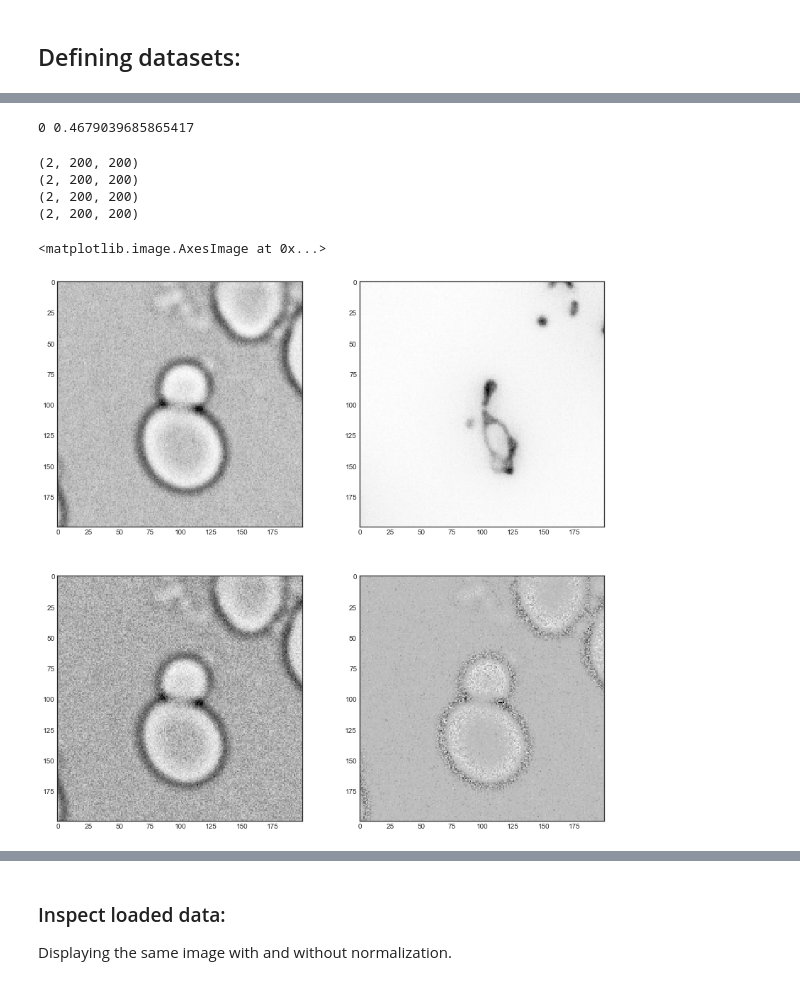
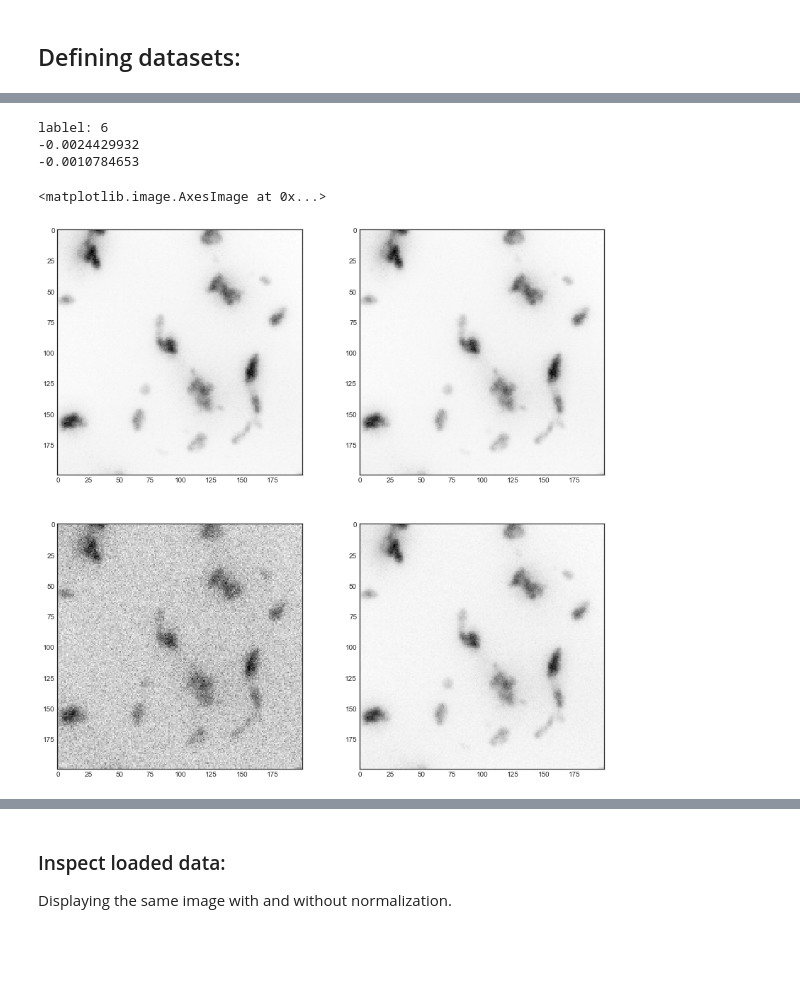
Before and after one commit to WMAPernice/Test_dev, a Jupyter notebook: YNet_dev/New_DEMO_YNet_Res_v11.1.ipynb, the cells around one changed output, grey strips where cells are left out. Drawn from its saved outputs; the diff is of its cells as text; code cells hidden in the pictures; blank space fills up the shorter version.

```diff
--- a/YNet_dev/New_DEMO_YNet_Res_v11.1.ipynb
+++ b/YNet_dev/New_DEMO_YNet_Res_v11.1.ipynb
@@ -119,3 +101,10 @@ def get_data(path: str, sz, bs): # , num_workers=1
 #     print('\n class to index mapping:\n',lbl2index)
 #     print('\n class to index mapping:\n',lbl2index_test)
     return create(tfms), lbl2index, lbl2index_test
+# %%
+def tfms_for_test(stats, sz):
+    test_norm = Normalize(stats, IntNorm=True)
+    test_denorm = Denormalize(stats)
+    val_crop = CropType.NO
+    test_tfms = image_gen(test_norm, test_denorm,sz, crop_type=val_crop)
+    return test_tfms
@@ -146,7 +209,15 @@ def speckle(image) :
 # %%
-#todo - not useful atm
-def random_brightness(img, alpha):
-    return alpha * img
+# todo - not useful atm
+def random_brightness(img, alpha = 1):
+    ch, h, w = img.shape
+    im = np.copy(img)
+
+    for c in range(ch):
+        rand_alpha = alpha * abs(np.random.normal(1,1))
+#         print('alpha:', rand_alpha)
+        im[c] = im[c] * rand_alpha
+
+    return im
 
 def random_contrast(img, alpha):
 #     gray = cv2.cvtColor(img, cv2.COLOR_RGB2GRAY)
@@ -172,35 +238,37 @@ for i in range(10):
 idx = 0
 
 ims = to_np(x)
+print(f"lablel: {y[idx]}")
 im = ims[idx]
-im_gauss = gauss_noise(im, var_scale = 0.75)
-im_shuf = channel_shuffle(im)
-im_speck = speckle(im)
+im_gauss = gauss_noiseX(im, var_scale = 0.75)
+im_gauss2 = gauss_noiseX2(im, [0.02515, 0.0025])
+# im_speck = speckle(im)
+im_bright = random_brightness(im)
+print(np.mean(im[0]))
+print(np.mean(im_bright[0]))
 # %% [output]
-0 0.4679039685865417
+lablel: 6
+-0.0024429932
+-0.0010784653
 # %%
 plt.style.use('seaborn-white')
 
-print(im.shape)
-print(im_shuf.shape)
-print(im_gauss.shape)
-print(im_speck.shape)
+# print(im.shape)
+# print(im_shuf.shape)
+# print(im_gauss.shape)
+# print(im_speck.shape)
 
-chan = 0
+chan = 1
 fig, ax = plt.subplots(2,2, figsize=(14,14))
 
 # + 50 to avoid clipping of negative pixel values
 ax[0,0].imshow(im[chan] + 50)
-ax[0,1].imshow(im_shuf[chan] + 50)
+ax[0,1].imshow(im_bright[chan] + 50)
 ax[1,0].imshow(im_gauss[chan] + 50)
-ax[1,1].imshow(im_speck[chan] + 50)
+ax[1,1].imshow(im_gauss2[chan] + 50)
 # %% [output]
-(2, 200, 200)
-(2, 200, 200)
-(2, 200, 200)
-(2, 200, 200)
+<matplotlib.image.AxesImage at 0x...>
-<matplotlib.image.AxesImage at 0x...>
-[figure, old version]
+[figure, new version]
 # %%
 print(np.mean(im[0]), np.std(im[0]))
 print(np.mean(im_gauss[0]), np.std(im_gauss[0]))
```
Also changed, not shown: parts of 53 cells of this notebook, 3 other files.
